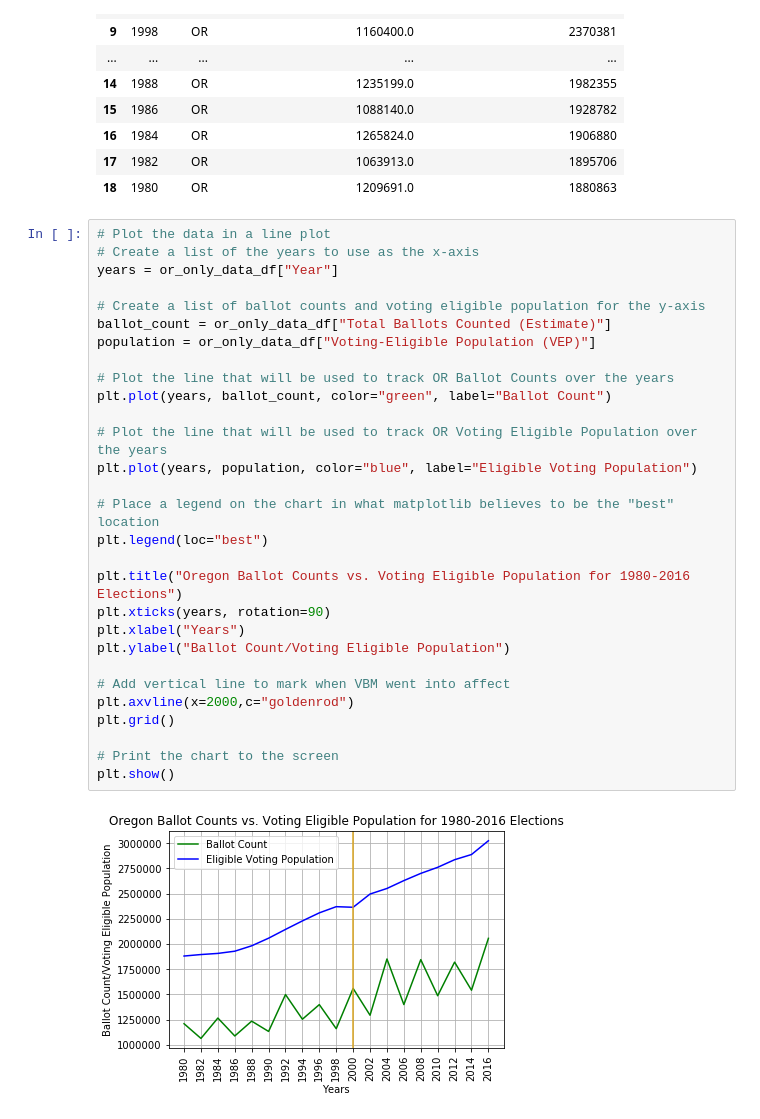
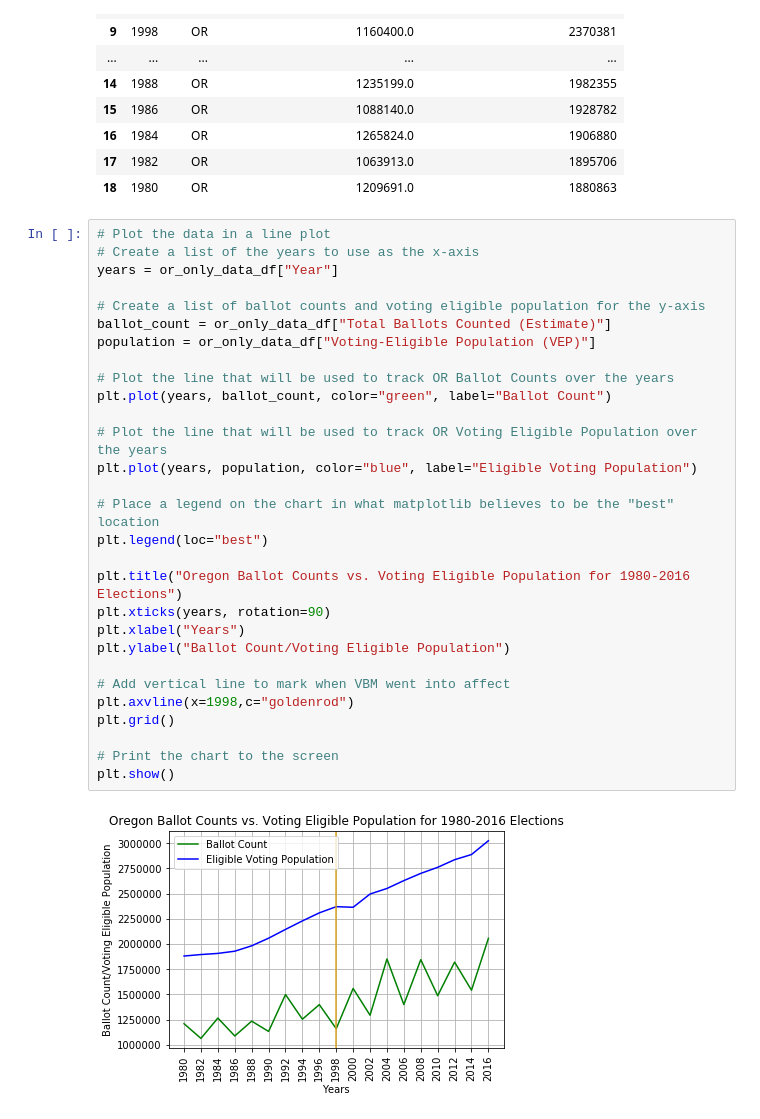
Before and after one commit to MrATX/UofO_BC_Group11, a Jupyter notebook: voting_maps.ipynb, the cells around one changed output. Saved outputs shown, nothing was run; the diff lists cells and outputs as text.

Commit message:
Changed VBM line from 2000 to 1998 in OR line chart

```diff
--- a/voting_maps.ipynb
+++ b/voting_maps.ipynb
@@ -148,31 +149,31 @@ or_only_data_df
 # %%
 # Plot the data in a line plot
 # Create a list of the years to use as the x-axis
 years = or_only_data_df["Year"]
 
 # Create a list of ballot counts and voting eligible population for the y-axis
 ballot_count = or_only_data_df["Total Ballots Counted (Estimate)"]
 population = or_only_data_df["Voting-Eligible Population (VEP)"]
 
 # Plot the line that will be used to track OR Ballot Counts over the years
 plt.plot(years, ballot_count, color="green", label="Ballot Count")
 
 # Plot the line that will be used to track OR Voting Eligible Population over the years
 plt.plot(years, population, color="blue", label="Eligible Voting Population")
 
 # Place a legend on the chart in what matplotlib believes to be the "best" location
 plt.legend(loc="best")
 
 plt.title("Oregon Ballot Counts vs. Voting Eligible Population for 1980-2016 Elections")
 plt.xticks(years, rotation=90)
 plt.xlabel("Years")
 plt.ylabel("Ballot Count/Voting Eligible Population")
 
 # Add vertical line to mark when VBM went into affect
-plt.axvline(x=2000,c="goldenrod")
+plt.axvline(x=1998,c="goldenrod")
 plt.grid()
 
 # Print the chart to the screen
 plt.show()
 # %% [output]
-[figure, old version]
+[figure, new version]
```
Also changed, not shown: parts of 1 cell of this notebook.
